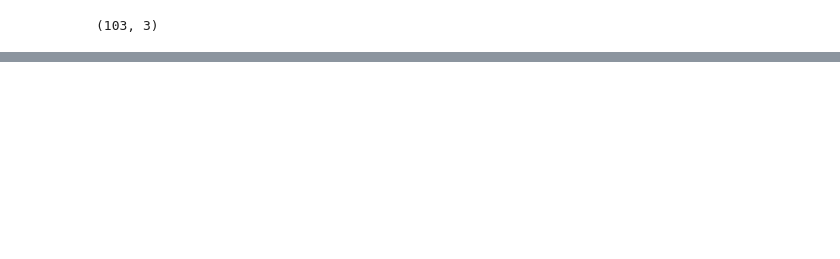
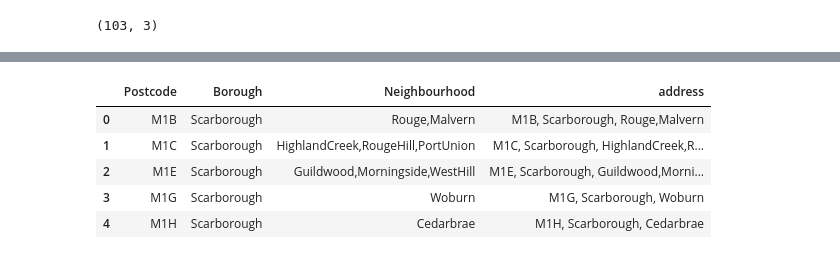
Before and after one commit to JPLAVALLEY/Coursera_Capstone, a Jupyter notebook: Segmenting and Clustering Week 3.ipynb, the cells around one changed output, grey strips where cells are left out. Cells and saved outputs as stored; diff of their text form; code cells hidden in the pictures; blank space fills up the shorter version.

```diff
--- a/Segmenting and Clustering Week 3.ipynb
+++ b/Segmenting and Clustering Week 3.ipynb
@@ -116,2 +143,0 @@ df2.shape
-# %%
-df3 = df2.reset_index()
@@ -129,2 +143,0 @@ Next we remove duplicate boroughts by combining the rows and seperating then nei
-# %%
-df3['Borough']= df3['Borough'].str.replace('nan|[{}\s]','').str.split(',').apply(set).str.join(',').str.strip(',').str.replace(",{2,}",",")
@@ -154,0 +195,12 @@ df3.shape
+# %%
+df_geopy1 = df3
+# %%
+df_geopy1['address'] = df3[['Postcode', 'Borough', 'Neighbourhood']].apply(lambda x: ', '.join(x), axis=1 )
+df_geopy1.head()
+# %% [output]
+|  | Postcode | Borough | Neighbourhood | address |
+| 0 | M1B | Scarborough | Rouge,Malvern | M1B, Scarborough, Rouge,Malvern |
+| 1 | M1C | Scarborough | HighlandCreek,RougeHill,PortUnion | M1C, Scarborough, HighlandCreek,R... |
+| 2 | M1E | Scarborough | Guildwood,Morningside,WestHill | M1E, Scarborough, Guildwood,Morni... |
+| 3 | M1G | Scarborough | Woburn | M1G, Scarborough, Woburn |
+| 4 | M1H | Scarborough | Cedarbrae | M1H, Scarborough, Cedarbrae |
```
Also changed, not shown: parts of 53 cells of this notebook.
